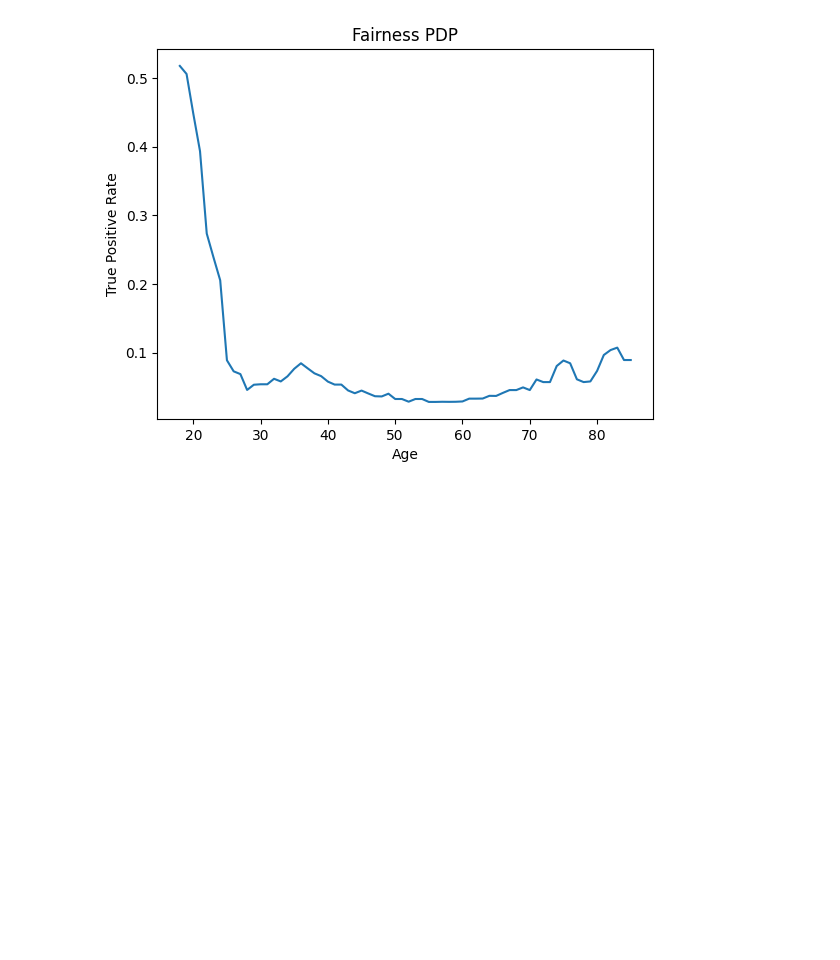
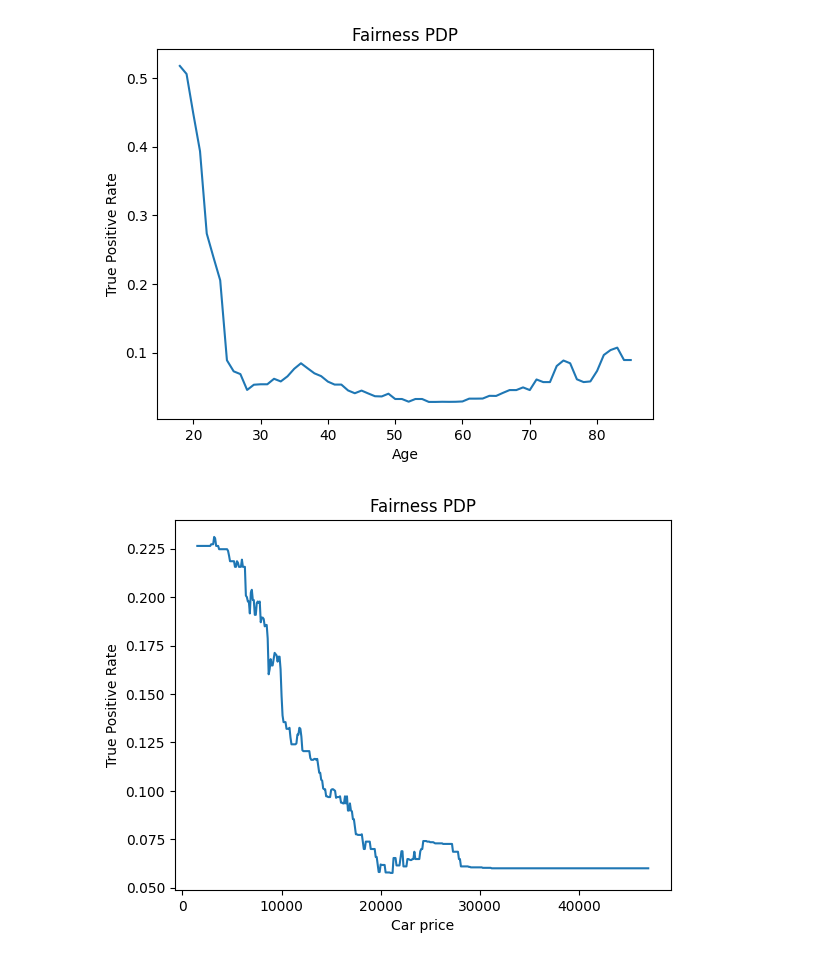
Before and after one commit to Martin-Qvr/XAI-Fairness, a Jupyter notebook: fairness.ipynb, the cells around one changed output. Drawn from its saved outputs; the diff is of its cells as text; code cells hidden in the pictures; blank space fills up the shorter version.

```diff
--- a/fairness.ipynb
+++ b/fairness.ipynb
@@ -277,3 +277,22 @@ plt.xlabel("Age")
 _ = plt.plot(ages, tprs)
 # %% [output]
 [figure]
+# %%
+tprs = []
+car_prices = list(range(min(X_test['Car price'].values), max(X_test['Car price'].values) + 1, 100))
+for car_price in car_prices:
+    to_test = X_test.copy()
+    to_test['Car price'] = car_price
+    preds = rf_tuned.predict(to_test)
+    cf = confusion_matrix(y_test, preds)
+    TN, TP, FN, FP = cf.ravel()
+    TPR = TP/(TP + FN)
+    tprs.append(TPR)
+
+fig, axes = plt.subplots(1, 1)
+plt.title("Fairness PDP")
+plt.ylabel("True Positive Rate")
+plt.xlabel("Car price")
+_ = plt.plot(car_prices, tprs)
+# %% [output]
+[figure, added]
```
Also changed, not shown: parts of 1 cell of this notebook.
